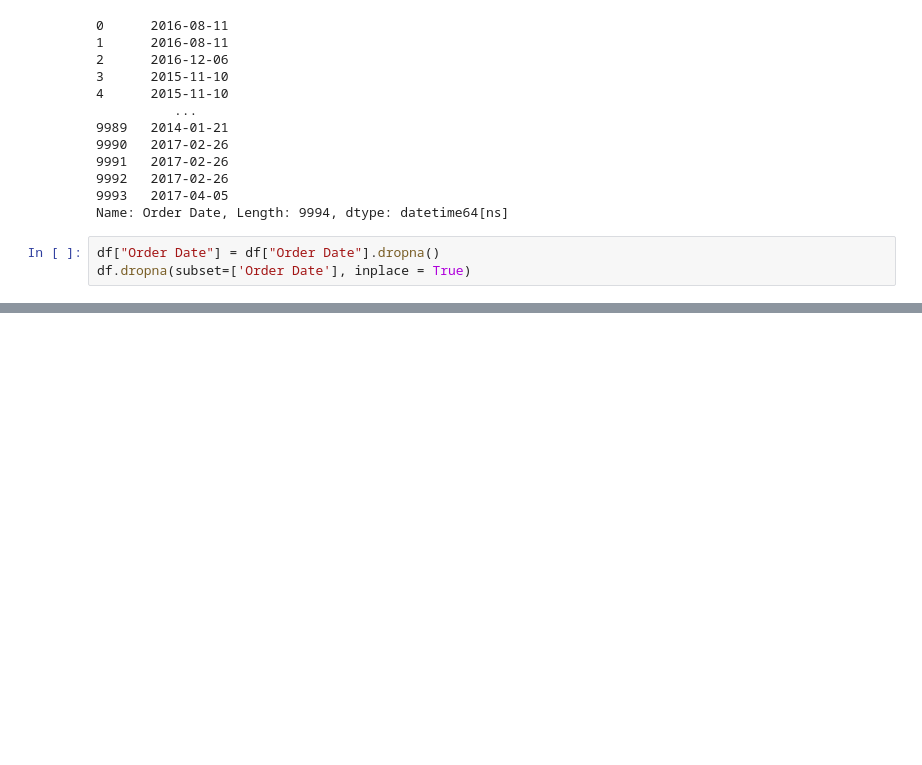
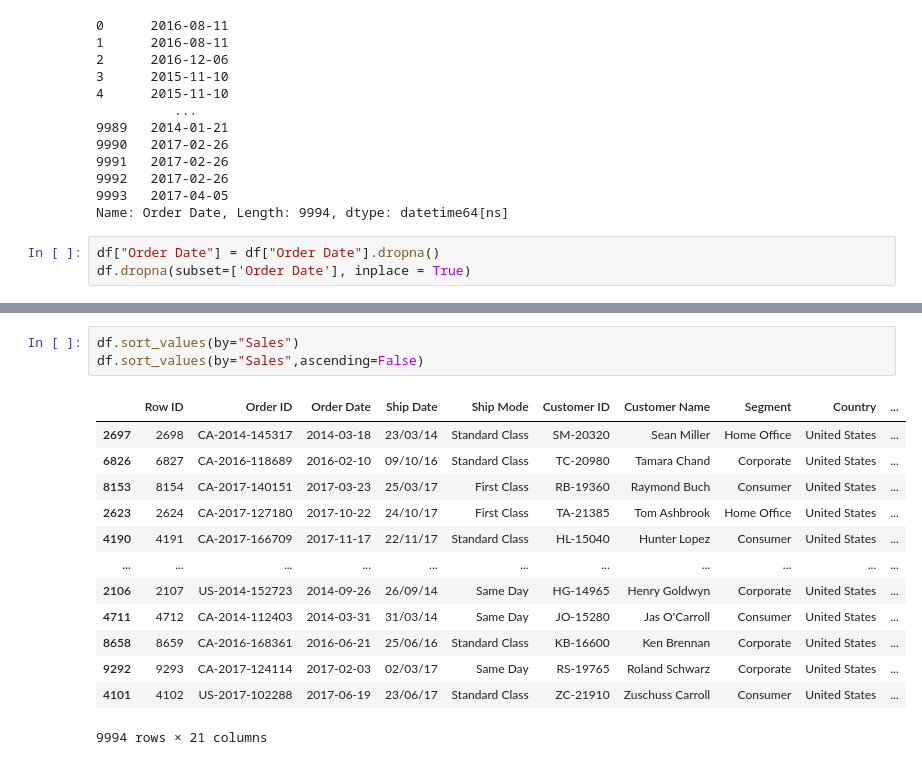
Before and after one commit to satyamranatc/DA-With-Python, a Jupyter notebook: LearningPandas/main.ipynb, the cells around one changed output, grey strips where cells are left out. Saved outputs shown, nothing was run; the diff lists cells and outputs as text; blank space fills up the shorter version.

```diff
--- a/LearningPandas/main.ipynb
+++ b/LearningPandas/main.ipynb
@@ -267,0 +458,17 @@ df.dropna(subset=['Order Date'], inplace = True)
+# %%
+df.sort_values(by="Sales")
+df.sort_values(by="Sales",ascending=False)
+# %% [output]
+|  | Row ID | Order ID | Order Date | Ship Date | Ship Mode | Customer ID | Customer Name | Segment | Country | ... |
+| 2697 | 2698 | CA-2014-145317 | 2014-03-18 | 23/03/14 | Standard Class | SM-20320 | Sean Miller | Home Office | United States | ... |
+| 6826 | 6827 | CA-2016-118689 | 2016-02-10 | 09/10/16 | Standard Class | TC-20980 | Tamara Chand | Corporate | United States | ... |
+| 8153 | 8154 | CA-2017-140151 | 2017-03-23 | 25/03/17 | First Class | RB-19360 | Raymond Buch | Consumer | United States | ... |
+| 2623 | 2624 | CA-2017-127180 | 2017-10-22 | 24/10/17 | First Class | TA-21385 | Tom Ashbrook | Home Office | United States | ... |
+| 4190 | 4191 | CA-2017-166709 | 2017-11-17 | 22/11/17 | Standard Class | HL-15040 | Hunter Lopez | Consumer | United States | ... |
+| ... | ... | ... | ... | ... | ... | ... | ... | ... | ... | ... |
+| 2106 | 2107 | US-2014-152723 | 2014-09-26 | 26/09/14 | Same Day | HG-14965 | Henry Goldwyn | Corporate | United States | ... |
+| 4711 | 4712 | CA-2014-112403 | 2014-03-31 | 31/03/14 | Same Day | JO-15280 | Jas O'Carroll | Consumer | United States | ... |
+| 8658 | 8659 | CA-2016-168361 | 2016-06-21 | 25/06/16 | Standard Class | KB-16600 | Ken Brennan | Corporate | United States | ... |
+| 9292 | 9293 | CA-2017-124114 | 2017-02-03 | 02/03/17 | Same Day | RS-19765 | Roland Schwarz | Corporate | United States | ... |
+| 4101 | 4102 | US-2017-102288 | 2017-06-19 | 23/06/17 | Standard Class | ZC-21910 | Zuschuss Carroll | Consumer | United States | ... |
+9994 rows × 21 columns
```
Also changed, not shown: parts of 19 cells of this notebook, 1 other file.
